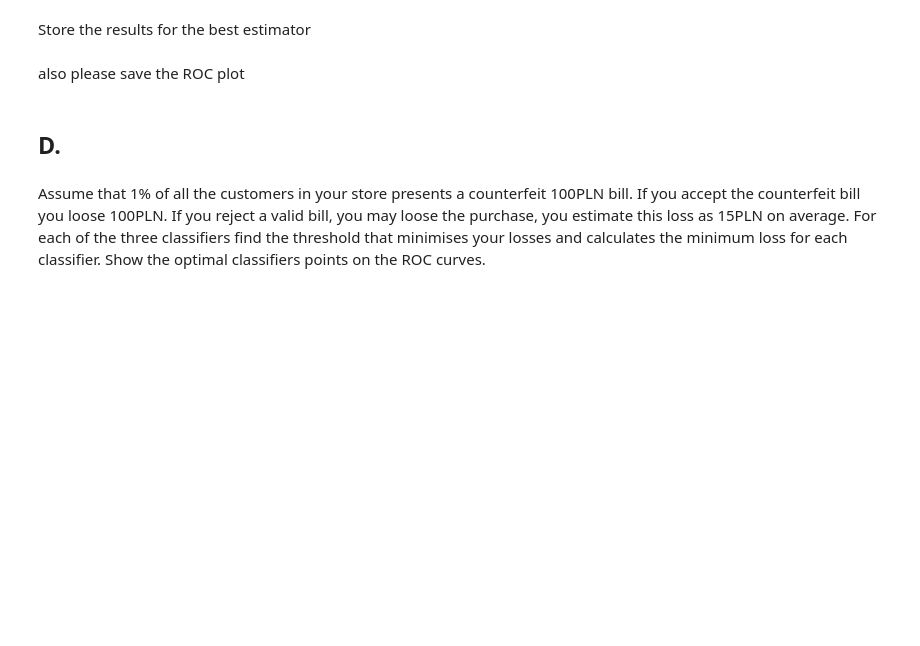
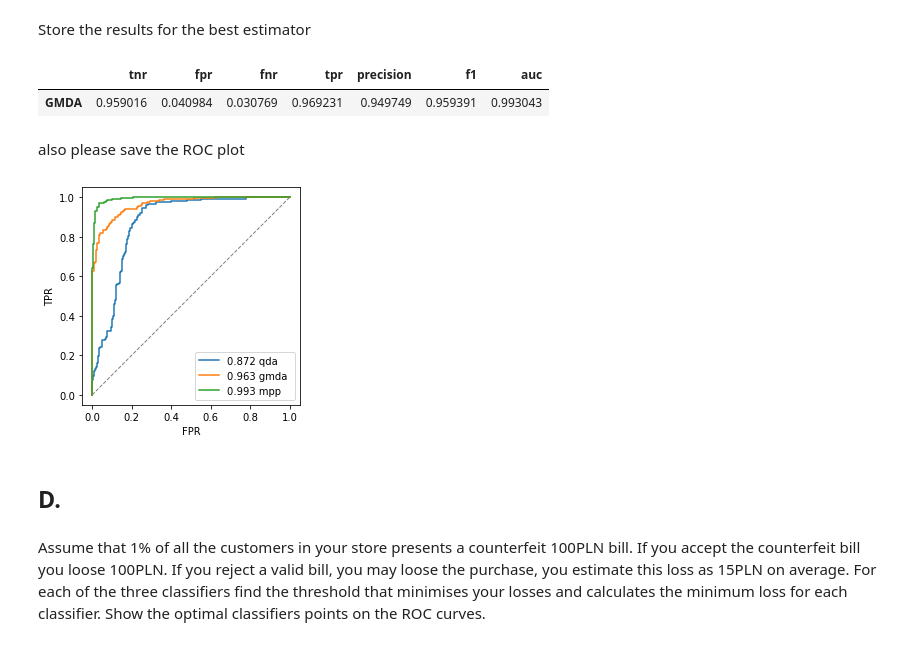
Before and after one commit to Machine-Learning-Gwinner-Rymut/MachineLearning, a Jupyter notebook: Assignments/Banknotes/banknotes.ipynb, the cells around one changed output. Cells and saved outputs as stored; diff of their text form; code cells hidden in the pictures; blank space fills up the shorter version.

```diff
--- a/Assignments/Banknotes/banknotes.ipynb
+++ b/Assignments/Banknotes/banknotes.ipynb
@@ -154,2 +164,15 @@ def run(n_cmp0, n_cmp1, train, test, pi):
+# %%
+def prepare(n0, n1, train, pi):
+    gm0 = GaussianMixture(n_components=n0)
+    gm1 = GaussianMixture(n_components=n1)
+    gm0.fit(train[train.iloc[:,-1]==0].iloc[:,:-1])
+    gm1.fit(train[train.iloc[:,-1]==1].iloc[:,:-1])
+    mpp = make_predict_proba(gm0, gm1, pi1=pi)
+    return mpp
+
+def run(n_cmp0, n_cmp1, train, test, pi):
+    mpp = prepare(n_cmp0, n_cmp1, train, pi)
+    proba_test = mpp(test.iloc[:,:-1])
+    return f1_score(test.iloc[:,-1], proba_test>0.5)
 # %%
 from sklearn.model_selection import StratifiedKFold
@@ -189,2 +220,8 @@ sb.glue('C_scores',['tnr', 'fpr', 'fnr', 'tpr', 'precision', 'f1', 'auc'], displ
+# %%
+mpp, mpp_fprs, mpp_tprs, mpp_thds = scores('GMDA', mpp_proba, data_test_labels)
+sb.glue('C_scores', mpp, display=True)
+# %% [output]
+|  | tnr | fpr | fnr | tpr | precision | f1 | auc |
+| GMDA | 0.959016 | 0.040984 | 0.030769 | 0.969231 | 0.949749 | 0.959391 | 0.993043 |
 # %% [markdown]
 also please save the ROC plot
@@ -196,3 +228,12 @@ sb.glue('C_ROC',fig, "display", display=False);
+# %%
+fig, ax = prepare_plot()
+ax.plot(qda_fprs, qda_tprs, label="{1:5.3f} {0:s} ".format('qda', qda['auc'][0]))
+ax.plot(gmda_fprs, gmda_tprs, label="{1:5.3f} {0:s} ".format('gmda', gmda['auc'][0]))
+ax.plot(mpp_fprs, mpp_tprs, label="{1:5.3f} {0:s} ".format('mpp', mpp['auc'][0]))
+ax.legend()
+sb.glue('C_ROC',fig, "display", display=False)
+# %% [output]
+[figure, added]
 # %% [markdown]
 ## D.
 # %% [markdown]
```
Also changed, not shown: parts of 31 cells of this notebook.
